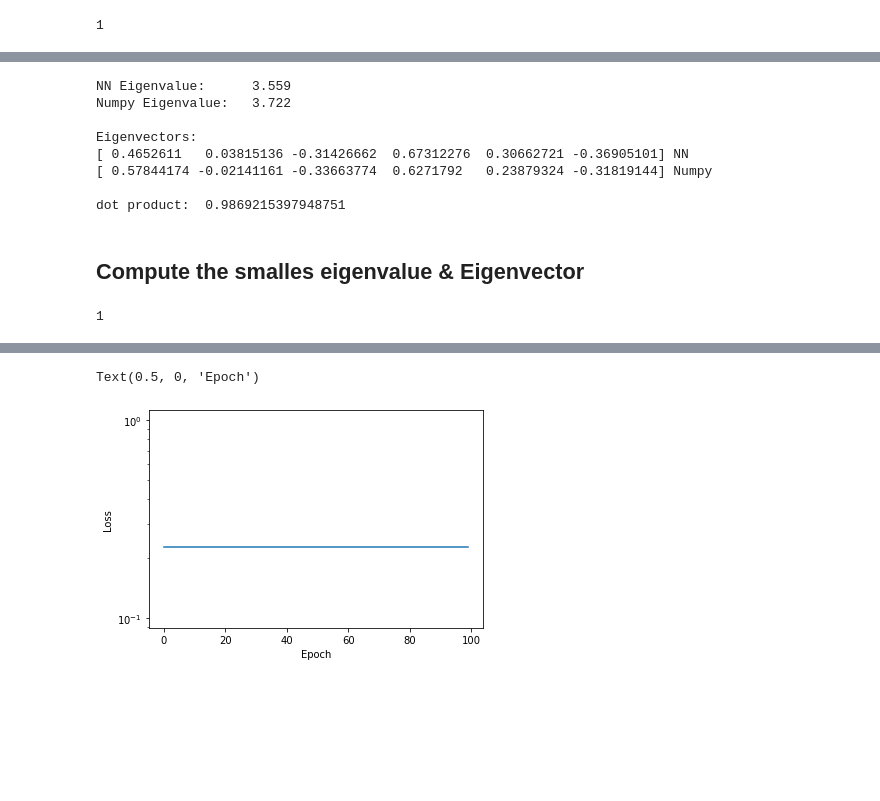
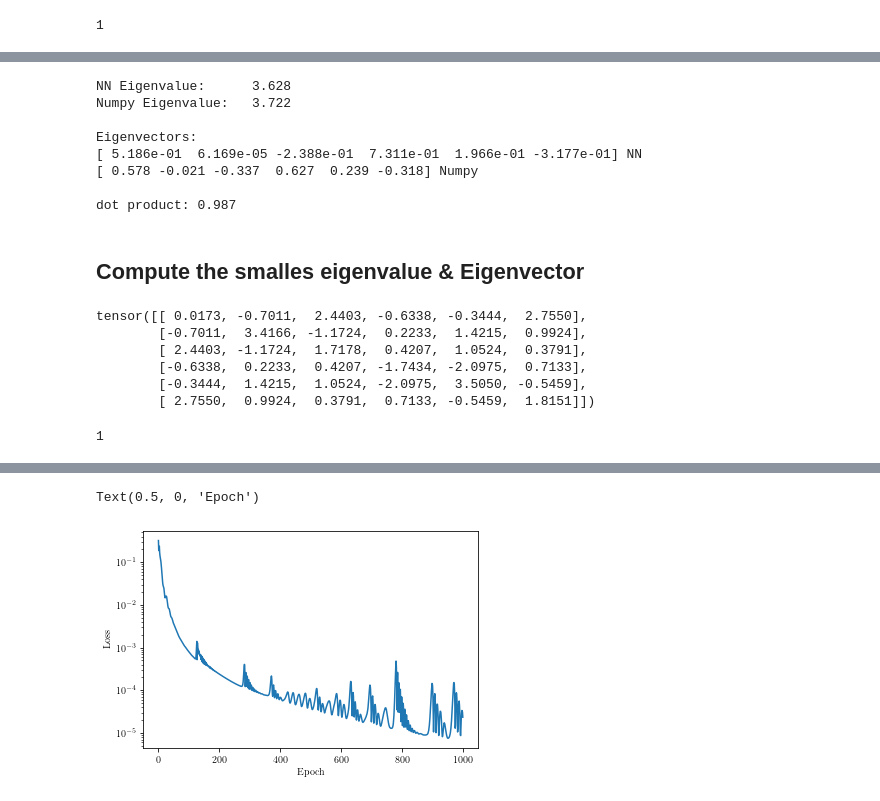
Before and after one commit to nicholaskarlsen/FYS-STK4155, a Jupyter notebook: project_3/notebooks/Eigen_torch_minibatches-Copy1.ipynb, the cells around one changed output, grey strips where cells are left out. Cells and saved outputs as stored; diff of their text form; code cells hidden in the pictures; blank space fills up the shorter version.

```diff
--- a/project_3/notebooks/Eigen_torch_minibatches-Copy1.ipynb
+++ b/project_3/notebooks/Eigen_torch_minibatches-Copy1.ipynb
@@ -106,7 +124,7 @@ epoch_arr_tot_10 = np.empty(0, dtype=np.float)
 # %% [output]
 1
 # %%
-EPOCHS = 100
+EPOCHS = 1000
 
 loss_arr_curr_10 = np.empty(EPOCHS, dtype=np.float)
 epoch_arr_curr_10 = np.empty(EPOCHS, dtype=np.float)
@@ -212,45 +245,44 @@ plt.show()
 # %%
-eigval, eigvec = np.linalg.eigh(A.detach().numpy())
 # Compute eigenvalue
 eigval_nn = (v_pred_np[-1, :].T @ A_t @ v_pred_np[-1, :] / (v_pred_np[-1, :].T @ v_pred_np[-1, :]))
 print("NN Eigenvalue: %10.3f"
       % eigval_nn)
 print("Numpy Eigenvalue: %7.3f" % eigval[-1])
 
-print("\nEigenvectors:")
-print(v_pred_np[-1, :], "NN")
-print(eigvec[:,-1], "Numpy")
+with np.printoptions(precision=3):
+    print("\nEigenvectors:")
+    print(v_pred_np[-1, :], "NN")
+    print(eigvec[:,-1], "Numpy")
 
 # Note; eigvec is normed!
-print("\ndot product: ", np.dot(eigvec[:, -1], v_pred_np[-1, :]))
+print("\ndot product: %.3f" % np.dot(eigvec[:, -1], v_pred_np[-1, :]))
 # %% [output]
-NN Eigenvalue:      3.559
+NN Eigenvalue:      3.628
 Numpy Eigenvalue:   3.722
 
 Eigenvectors:
-[ 0.4652611   0.03815136 -0.31426662  0.67312276  0.30662721 -0.36905101] NN
-[ 0.57844174 -0.02141161 -0.33663774  0.6271792   0.23879324 -0.31819144] Numpy
+[ 5.186e-01  6.169e-05 -2.388e-01  7.311e-01  1.966e-01 -3.177e-01] NN
+[ 0.578 -0.021 -0.337  0.627  0.239 -0.318] Numpy
 
-dot product:  0.9869215397948751
+dot product: 0.987
 # %% [markdown]
 ## Compute the smalles eigenvalue & Eigenvector
 # %%
-A_neg = - A
+A_neg = - torch.clone(A)
+A_neg
+# %% [output]
+tensor([[ 0.0173, -0.7011,  2.4403, -0.6338, -0.3444,  2.7550],
+        [-0.7011,  3.4166, -1.1724,  0.2233,  1.4215,  0.9924],
+        [ 2.4403, -1.1724,  1.7178,  0.4207,  1.0524,  0.3791],
+        [-0.6338,  0.2233,  0.4207, -1.7434, -2.0975,  0.7133],
+        [-0.3444,  1.4215,  1.0524, -2.0975,  3.5050, -0.5459],
+        [ 2.7550,  0.9924,  0.3791,  0.7133, -0.5459,  1.8151]])
-# %%
-# Number of points to train on
-num_points = 40
-
-# normalized time domain for ODE
-t = torch.linspace(0, 2, num_points, device=device, dtype=dtype, requires_grad=True).reshape(-1,1)
-
-# Initial guess for the eigenvalue
-v0 = torch.randn(A.size(0), device=device, dtype=dtype, requires_grad=False).reshape(-1,1)
-v0 = v0 / torch.norm(v0)
-
-# Trial solution to ODE
-def f_trial_small(t, N):
-    return v0 * torch.exp(-t) + (1 - torch.exp(-t)) * N
 # %%
+# Shape of network
+input_dim = 1
+hidden_neurons = 50
+output_dim = v0.size(0)
+
 learning_rate = 2e-2
 N_minibatches = 1#int(num_points / 12)
 print(N_minibatches)
@@ -272,33 +304,28 @@ epoch_arr_tot_small = np.empty(0, dtype=np.float)
 # %% [output]
 1
 # %%
-EPOCHS = 100
+EPOCHS = 1000
 
 loss_arr_curr_small = np.empty(EPOCHS, dtype=np.float)
 epoch_arr_curr_small = np.empty(EPOCHS, dtype=np.float)
 
 for epoch in range(EPOCHS):
-    # Split into minibatches
     mb = minibatch(num_points, N_minibatches)
-
     for i in range(N_minibatches):
         N_output = model_small(t[mb[i]])
 
         # Compute and print loss
-        loss = costfunction(t[mb[i]], N_output, A_neg, f_trial_small)
-
+        loss = costfunction(t[mb[i]], N_output, A_neg, f_trial)
         # Use autograd to compute the backward pass.
-        optimizer.zero_grad()
+        optimizer_small.zero_grad()
         loss.backward()
-        optimizer.step()
+        optimizer_small.step()
 
     N_output = model_small(t)
     loss = costfunction(t, N_output, A_neg, f_trial)
-
     # Compute loss of entire sample
     if epoch % 10 == 0:
         print(f"{TOT_EPOCHS_small + epoch}: loss = ",loss)
-
     loss_arr_curr_small[epoch] = loss
     epoch_arr_curr_small[epoch] = TOT_EPOCHS_small + epoch
 
@@ -324,2 +358,2 @@ plt.xlabel("Epoch")
 Text(0.5, 0, 'Epoch')
-[figure, old version]
+[figure, new version]
```
Also changed, not shown: parts of 15 cells of this notebook, 30 other files.
